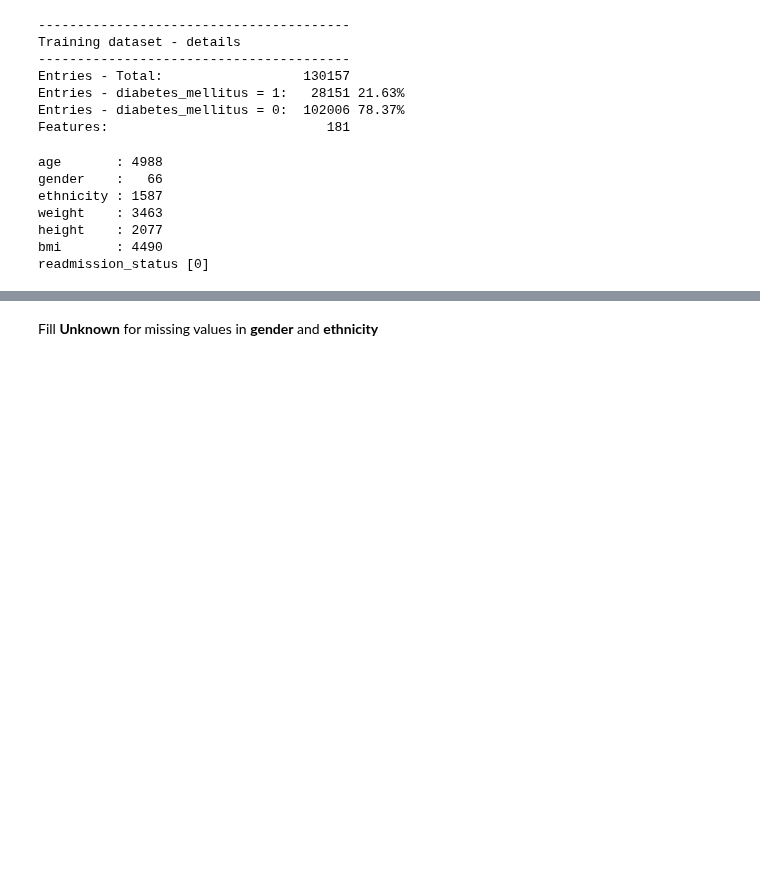
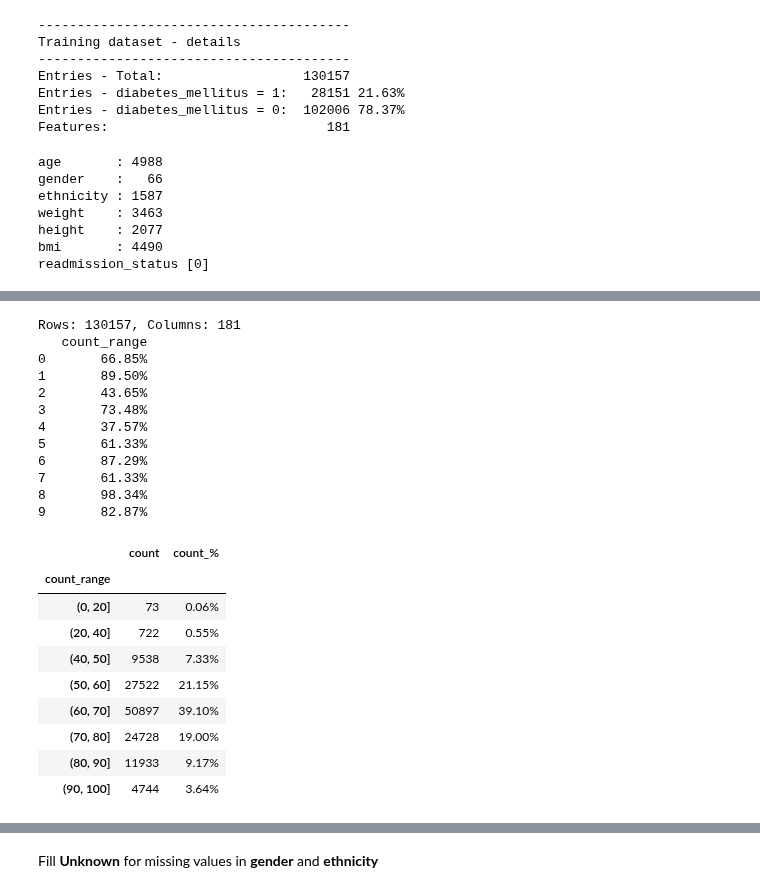
Before and after one commit to sreedevigattu/wids2021, a Jupyter notebook: explore.ipynb, the cells around one changed output, grey strips where cells are left out. Saved outputs shown, nothing was run; the diff lists cells and outputs as text; code cells hidden in the pictures; blank space fills up the shorter version.

Commit message:
rows nan dist

```diff
--- a/explore.ipynb
+++ b/explore.ipynb
@@ -204,0 +238,35 @@ readmission_status [0]
+# %%
+def getRowNanDist(df):
+    total_rows, total_cols = df.shape[0], df.shape[1]
+    print(f"Rows: {total_rows}, Columns: {total_cols}")
+    df_rows_nan = df.apply(lambda x: 100 * x.count()/total_cols, axis=1).to_frame(name='count_range')
+    print(df_train_rows_nan[0:10])
+    NAN_BINS = pd.cut(df_rows_nan['count_range'], [0, 20, 40, 50, 60, 70, 80, 90, 100])
+    df_rows_nan_ = df_rows_nan.groupby(NAN_BINS)['count_range'].agg(['count'])
+    df_rows_nan_[f"count_%"] = 100 * df_rows_nan_['count']/total_rows
+    return df_rows_nan_
+# %%
+getRowNanDist(df_train)
+# %% [output]
+Rows: 130157, Columns: 181
+   count_range
+0       66.85%
+1       89.50%
+2       43.65%
+3       73.48%
+4       37.57%
+5       61.33%
+6       87.29%
+7       61.33%
+8       98.34%
+9       82.87%
+|  | count | count_% |
+| count_range |  |  |
+| (0, 20] | 73 | 0.06% |
+| (20, 40] | 722 | 0.55% |
+| (40, 50] | 9538 | 7.33% |
+| (50, 60] | 27522 | 21.15% |
+| (60, 70] | 50897 | 39.10% |
+| (70, 80] | 24728 | 19.00% |
+| (80, 90] | 11933 | 9.17% |
+| (90, 100] | 4744 | 3.64% |
```
Also changed, not shown: parts of 5 cells of this notebook.
